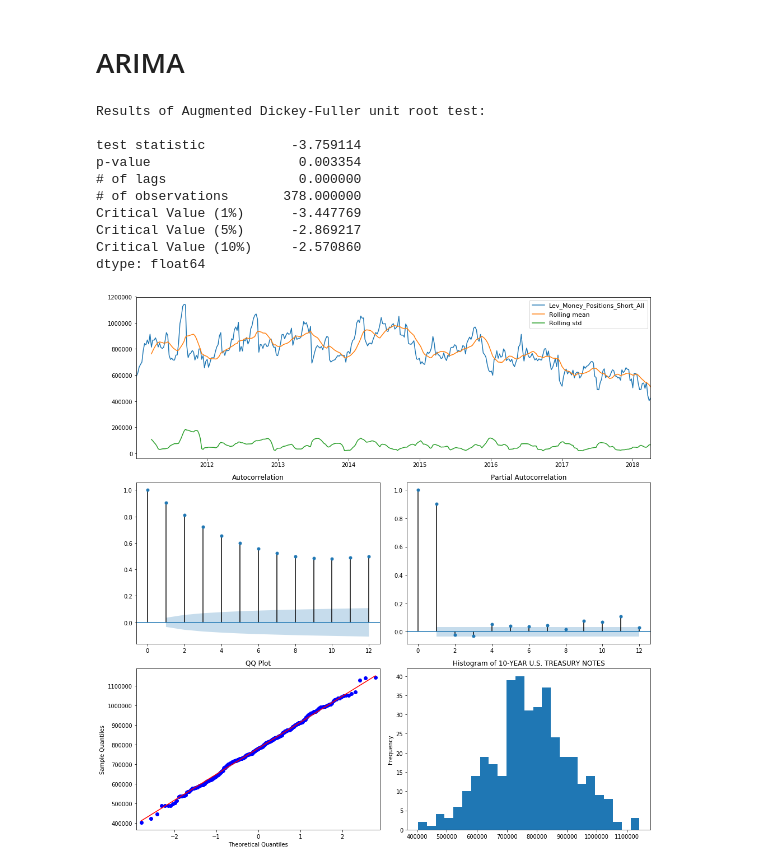
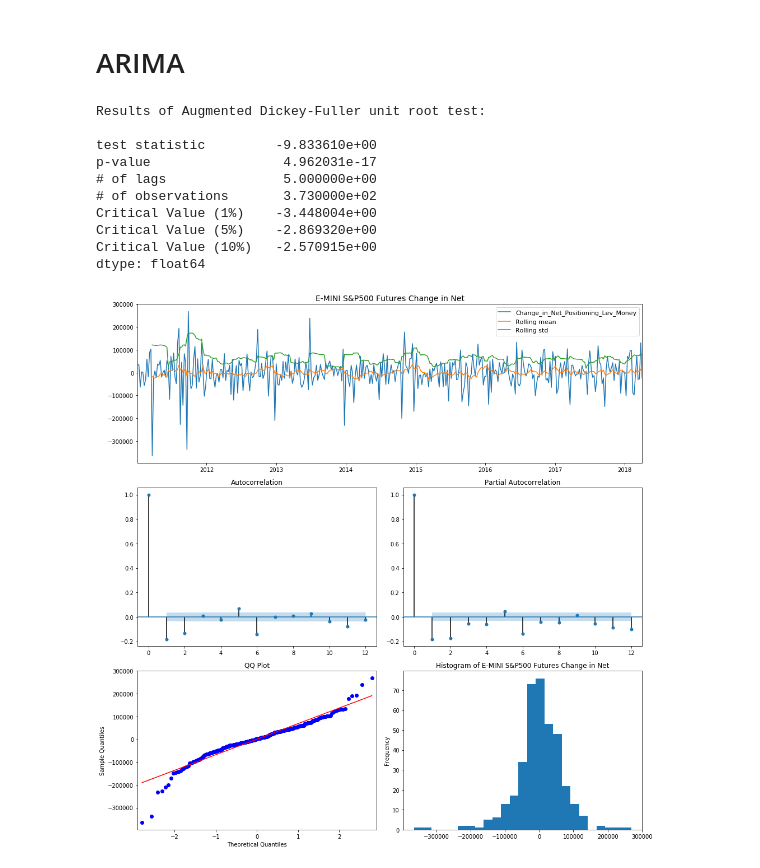
Before and after one commit to leonardich/Stats_project, a Jupyter notebook: Regression.ipynb, the cells around one changed output. Drawn from its saved outputs; the diff is of its cells as text; code cells hidden in the pictures.

```diff
--- a/Regression.ipynb
+++ b/Regression.ipynb
@@ -746,6 +799,7 @@ def ts_diagnistic(series, lag, title=''):
 
     # plot series
     ax_ts.plot(series)
+    ax_ts.set_title(title, fontsize=14)
     #series.plot(ax=ax_ts, title=title, legend=True)
     ax_ts.plot(roll_mean, label="Rolling mean")
     ax_ts.plot(roll_std, label="Rolling std")
@@ -763,8 +817,11 @@ def ts_diagnistic(series, lag, title=''):
     ax_qq.set_title('QQ Plot')
 
     # plot histogram
-    series.plot(kind='hist', bins=25, ax=ax_hist, title="Histogram of "+title)
+    series.plot(kind='hist', bins=25, ax=ax_hist)
+    plt.title("Histogram of "+title)
     plt.tight_layout()
+
+    plt.savefig("C:/Users/pc/Desktop/SG_project/Data/plots/"+title+".png", bbox_inches='tight', dpi=150)
     # perform Augmented Dickey-Fuller unit root test
     # null: the data is not stationary, alternative: stationary
     test_stationarity = smt.adfuller(series, regression='c')
@@ -775,17 +832,18 @@ def ts_diagnistic(series, lag, title=''):
         df_test_stationarity['Critical Value (%s)'%key] = value
     print(df_test_stationarity)
 # %%
+# reject the null -- stationary
 ts_diagnistic(dictionary_financials['E-MINI S&P 500 STOCK INDEX - CHICAGO MERCANTILE EXCHANGE']\
-              ["Lev_Money_Positions_Short_All"], 12, "10-YEAR U.S. TREASURY NOTES")
+              ["Change_in_Net_Positioning_Lev_Money"], 12, "E-MINI S&P500 Futures Change in Net")
 # %% [output]
 Results of Augmented Dickey-Fuller unit root test:
 
-test statistic           -3.759114
-p-value                   0.003354
-# of lags                 0.000000
-# of observations       378.000000
-Critical Value (1%)      -3.447769
-Critical Value (5%)      -2.869217
-Critical Value (10%)     -2.570860
+test statistic         -9.833610e+00
+p-value                 4.962031e-17
+# of lags               5.000000e+00
+# of observations       3.730000e+02
+Critical Value (1%)    -3.448004e+00
+Critical Value (5%)    -2.869320e+00
+Critical Value (10%)   -2.570915e+00
 dtype: float64
-[figure, old version]
+[figure, new version]
```
Also changed, not shown: parts of 45 cells of this notebook, 1 other file.
